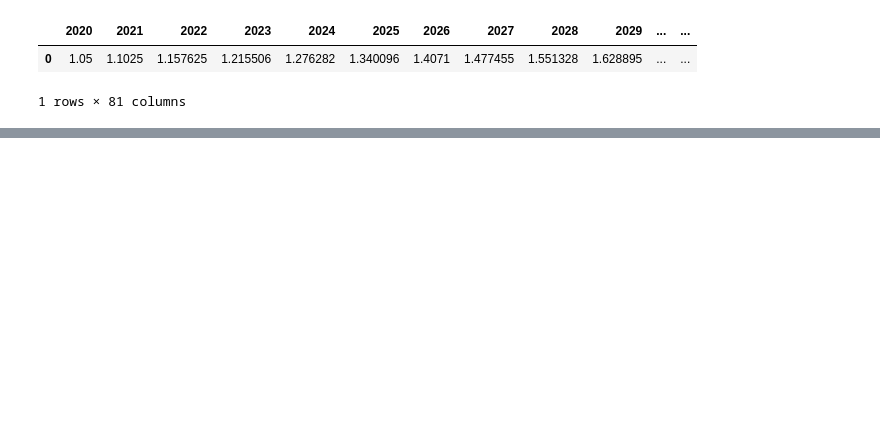
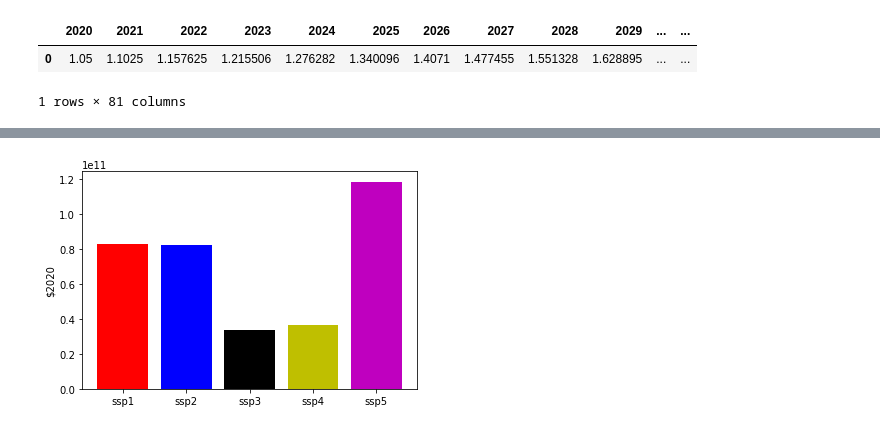
Before and after one commit to jmuessel/SSP_LCA_risk_modeling, a Jupyter notebook: Optimization_LCA_SSP_framework.ipynb, the cells around one changed output, grey strips where cells are left out. Drawn from its saved outputs; the diff is of its cells as text; code cells hidden in the pictures; blank space fills up the shorter version.

```diff
--- a/Optimization_LCA_SSP_framework.ipynb
+++ b/Optimization_LCA_SSP_framework.ipynb
@@ -140,0 +217,9 @@ TypeError: 'SetProduct_FiniteSet' object is not callable
+# %%
+#plot sum of discounted costs scenario-wise
+fig, ax = mpl.subplots()
+mpl.bar(cost_results.index, discounted_costs.sum(1), color= [color_dict[column] for column in df.columns])
+ax.set_ylabel(ylabel="$2020")
+
+mpl.savefig('costs_sum.png')
+# %% [output]
+[figure, added]
```
Also changed, not shown: parts of 46 cells of this notebook.
